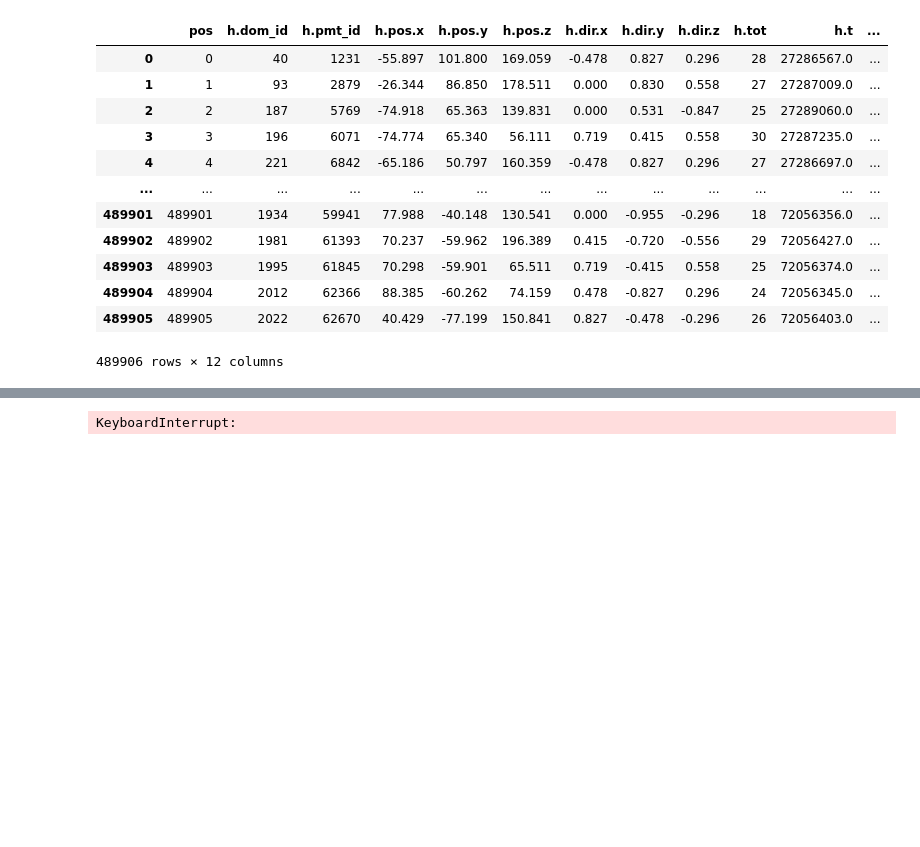
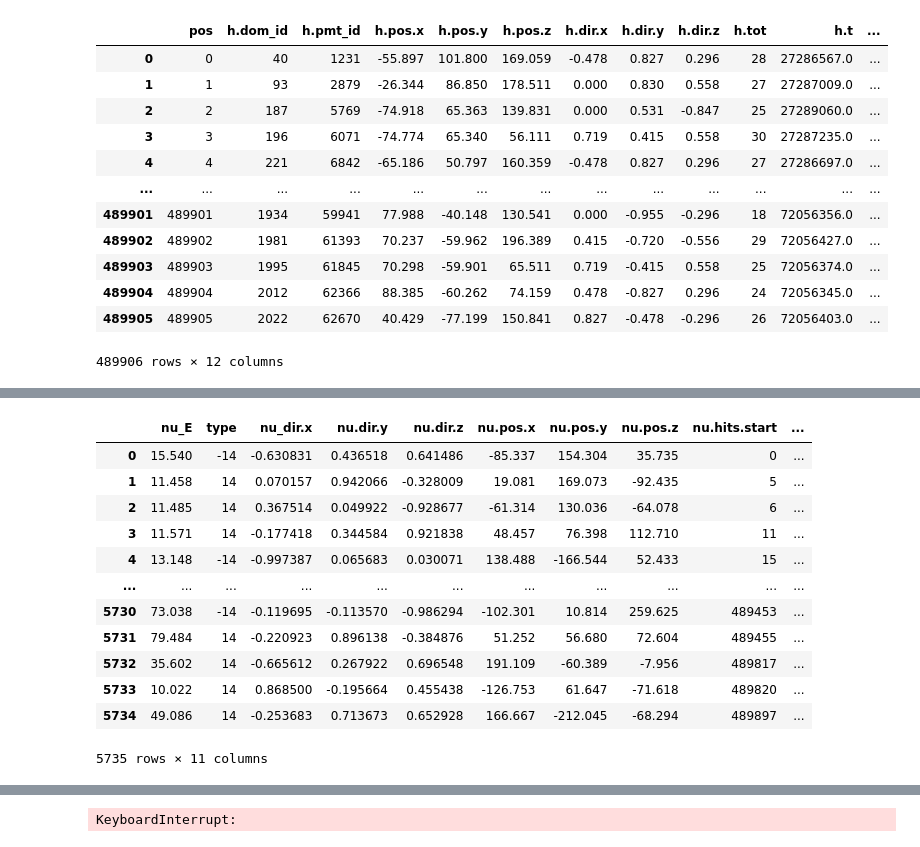
Before and after one commit to shrutirao94/km3net-neutrino-detection, a Jupyter notebook: notebooks/energy_inference/energy_addition.ipynb, the cells around one changed output, grey strips where cells are left out. Cells and saved outputs as stored; diff of their text form; code cells hidden in the pictures; blank space fills up the shorter version.

```diff
--- a/notebooks/energy_inference/energy_addition.ipynb
+++ b/notebooks/energy_inference/energy_addition.ipynb
@@ -71,0 +87,2 @@ event_hits
+# %%
+event_info['event_range'] = list(event_info['nu.hits.start']
@@ -71,0 +102,18 @@ event_hits
+# %%
+event_info['event_range'] = event_info['nu.hits.start'].apply(lambda x: [x]) + event_info['nu.hits.end'].apply(lambda x: [x])
+# %%
+event_info
+# %% [output]
+|  | nu_E | type | nu_dir.x | nu.dir.y | nu.dir.z | nu.pos.x | nu.pos.y | nu.pos.z | nu.hits.start | ... |
+| 0 | 15.540 | -14 | -0.630831 | 0.436518 | 0.641486 | -85.337 | 154.304 | 35.735 | 0 | ... |
+| 1 | 11.458 | 14 | 0.070157 | 0.942066 | -0.328009 | 19.081 | 169.073 | -92.435 | 5 | ... |
+| 2 | 11.485 | 14 | 0.367514 | 0.049922 | -0.928677 | -61.314 | 130.036 | -64.078 | 6 | ... |
+| 3 | 11.571 | 14 | -0.177418 | 0.344584 | 0.921838 | 48.457 | 76.398 | 112.710 | 11 | ... |
+| 4 | 13.148 | -14 | -0.997387 | 0.065683 | 0.030071 | 138.488 | -166.544 | 52.433 | 15 | ... |
+| ... | ... | ... | ... | ... | ... | ... | ... | ... | ... | ... |
+| 5730 | 73.038 | -14 | -0.119695 | -0.113570 | -0.986294 | -102.301 | 10.814 | 259.625 | 489453 | ... |
+| 5731 | 79.484 | 14 | -0.220923 | 0.896138 | -0.384876 | 51.252 | 56.680 | 72.604 | 489455 | ... |
+| 5732 | 35.602 | 14 | -0.665612 | 0.267922 | 0.696548 | 191.109 | -60.389 | -7.956 | 489817 | ... |
+| 5733 | 10.022 | 14 | 0.868500 | -0.195664 | 0.455438 | -126.753 | 61.647 | -71.618 | 489820 | ... |
+| 5734 | 49.086 | 14 | -0.253683 | 0.713673 | 0.652928 | 166.667 | -212.045 | -68.294 | 489897 | ... |
+5735 rows × 11 columns
```
Also changed, not shown: parts of 9 cells of this notebook.
